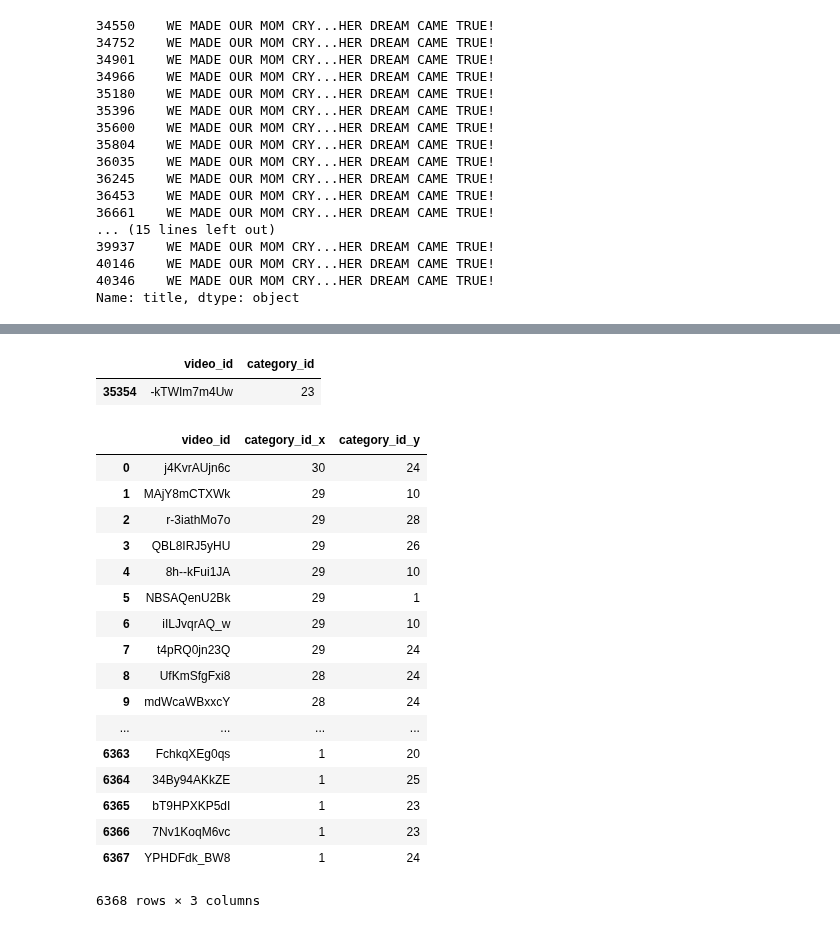
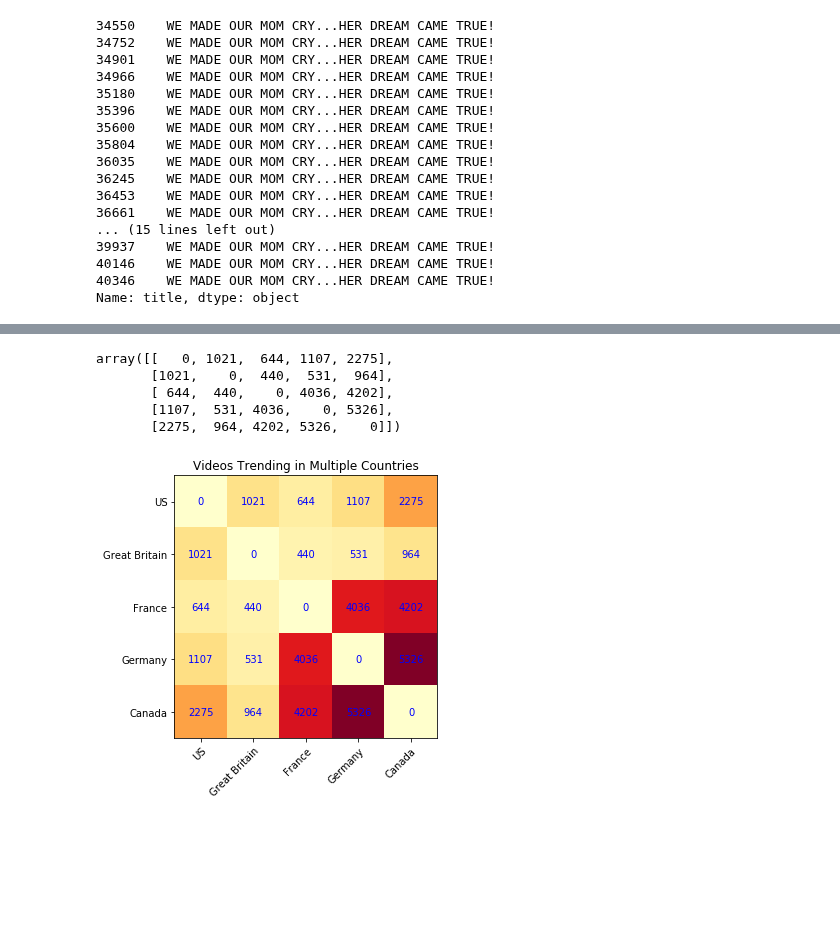
Before and after one commit to Laszarus/dsi-pandas-eda-case-study, a Jupyter notebook: category.ipynb, the cells around one changed output, grey strips where cells are left out. Drawn from its saved outputs; the diff is of its cells as text; code cells hidden in the pictures; blank space fills up the shorter version.

```diff
--- a/category.ipynb
+++ b/category.ipynb
@@ -117,3 +107,4 @@ us_category_df_ND = us_data[['video_id', 'category_id']].drop_duplicates()
 us_category_df = us_data[['video_id', 'category_id']]
 grpby_obj = us_category_df.groupby('video_id').count()
 grpby_obj.sort_values(by = 'category_id', ascending = False)
+us_trends = pd.merge(grpby_obj.sort_values(by = 'category_id', ascending = False), us_category_df_ND, on = 'video_id' )
@@ -140,26 +110,0 @@ grpby_obj.sort_values(by = 'category_id', ascending = False)
-# %%
-us_category_df_ND[us_category_df_ND['video_id'] == '-kTWIm7m4Uw']
-# %% [output]
-|  | video_id | category_id |
-| 35354 | -kTWIm7m4Uw | 23 |
-# %%
-pd.merge(grpby_obj.sort_values(by = 'category_id', ascending = False), us_category_df_ND, on = 'video_id' )
-# %% [output]
-|  | video_id | category_id_x | category_id_y |
-| 0 | j4KvrAUjn6c | 30 | 24 |
-| 1 | MAjY8mCTXWk | 29 | 10 |
-| 2 | r-3iathMo7o | 29 | 28 |
-| 3 | QBL8IRJ5yHU | 29 | 26 |
-| 4 | 8h--kFui1JA | 29 | 10 |
-| 5 | NBSAQenU2Bk | 29 | 1 |
-| 6 | iILJvqrAQ_w | 29 | 10 |
-| 7 | t4pRQ0jn23Q | 29 | 24 |
-| 8 | UfKmSfgFxi8 | 28 | 24 |
-| 9 | mdWcaWBxxcY | 28 | 24 |
-| ... | ... | ... | ... |
-| 6363 | FchkqXEg0qs | 1 | 20 |
-| 6364 | 34By94AKkZE | 1 | 25 |
-| 6365 | bT9HPXKP5dI | 1 | 23 |
-| 6366 | 7Nv1KoqM6vc | 1 | 23 |
-| 6367 | YPHDFdk_BW8 | 1 | 24 |
-6368 rows × 3 columns
@@ -165,0 +129,48 @@ pd.merge(grpby_obj.sort_values(by = 'category_id', ascending = False), us_catego
+# %%
+ca_category_df_ND = ca_data[['video_id', 'category_id']].drop_duplicates()
+ca_category_df = ca_data[['video_id', 'category_id']]
+ca_grpby_obj = ca_category_df.groupby('video_id').count()
+ca_grpby_obj.sort_values(by = 'category_id', ascending = False)
+ca_trends = pd.merge(ca_grpby_obj.sort_values(by = 'category_id', ascending = False), ca_category_df_ND, on = 'video_id' )
+# %%
+frame_list = [us_trends[['video_id']], gb_trends[['video_id']], fr_trends[['video_id']], de_trends[['video_id']], ca_trends[['video_id']]]
+# %%
+sim_list = [[pd.merge(frame_list[i], frame_list[j], how='inner').count() for i in range(len(frame_list))] for j in range(len(frame_list))]
+sim_list[0][1]['video_id']
+sim_list = [[sim_list[i][j]['video_id'] for i in range(len(sim_list))] for j in range(len(sim_list))]
+
+sim_list = np.array(sim_list)
+for i in range(len(sim_list)):
+    sim_list[i][i] = 0
+sim_list
+# %% [output]
+array([[   0, 1021,  644, 1107, 2275],
+       [1021,    0,  440,  531,  964],
+       [ 644,  440,    0, 4036, 4202],
+       [1107,  531, 4036,    0, 5326],
+       [2275,  964, 4202, 5326,    0]])
+# %%
+countries = ["US", "Great Britain", "France", "Germany", "Canada"]
+
+fig, ax = plt.subplots(figsize=(10,5))
+im = ax.imshow(sim_list, cmap='YlOrRd')
+
+ax.set_xticks(np.arange(len(countries)))
+ax.set_yticks(np.arange(len(countries)))
+
+ax.set_xticklabels(countries)
+ax.set_yticklabels(countries)
+
+plt.setp(ax.get_xticklabels(), rotation=45, ha="right",
+         rotation_mode="anchor")
+
+for i in range(len(countries)):
+    for j in range(len(countries)):
+        text = ax.text(j, i, sim_list[i, j],
+                       ha="center", va="center", color="b")
+
+ax.set_title("Videos Trending in Multiple Countries")
+fig.tight_layout()
+plt.show()
+# %% [output]
+[figure, added]
```
Also changed, not shown: parts of 12 cells of this notebook, 2 other files.
